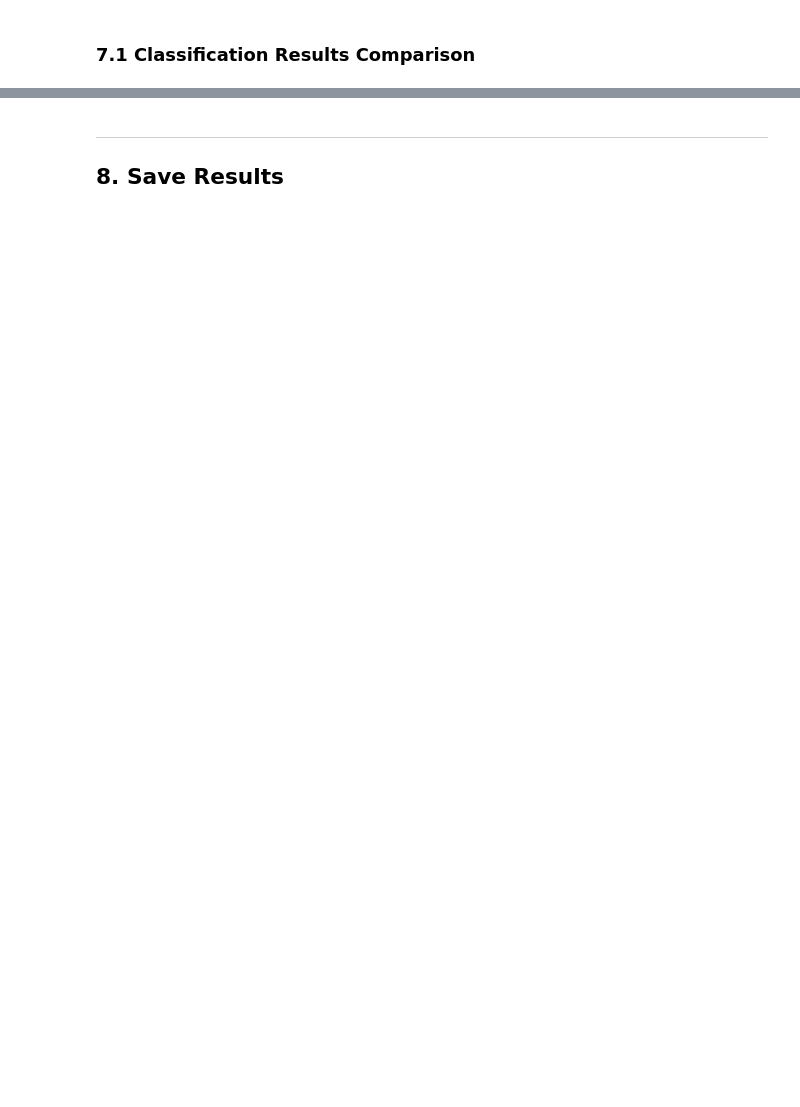
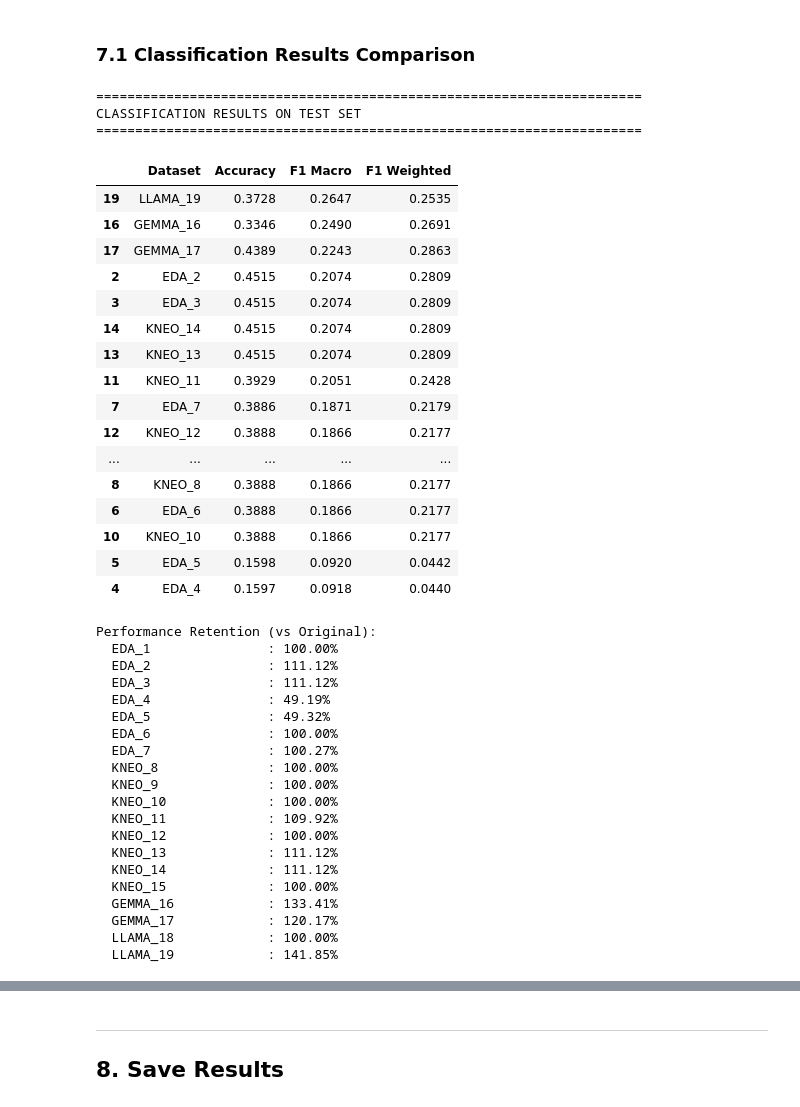
Before and after one commit to marycotrone/Data-anonymization-with-LLMs, a Jupyter notebook: notebooks/demo.ipynb, the cells around one changed output, grey strips where cells are left out. Drawn from its saved outputs; the diff is of its cells as text; code cells hidden in the pictures; blank space fills up the shorter version.

```diff
--- a/notebooks/demo.ipynb
+++ b/notebooks/demo.ipynb
@@ -1543,32 +1142,46 @@ print("\n✅ Test set evaluation completed")
 # %% [markdown]
 ### 7.1 Classification Results Comparison
 # %%
-# --- RESULTS COMPARISON TABLE ---
-
-# Create results DataFrame
-results_data = []
-for dataset_name, results in all_test_results.items():
-    results_data.append({
-        'Dataset': dataset_name,
-        'Accuracy': results['accuracy'],
-        'F1 Macro': results['f1_macro'],
-        'F1 Weighted': results['f1_weighted']
-    })
-
-df_classification_results = pd.DataFrame(results_data)
-df_classification_results = df_classification_results.sort_values('F1 Macro', ascending=False)
-
-print("\n" + "="*70)
-print("CLASSIFICATION RESULTS ON TEST SET")
-print("="*70)
-display(df_classification_results.round(4))
-
-# Calculate performance retention compared to Original
-if 'Original' in all_test_results:
-    original_f1 = all_test_results['Original']['f1_macro']
-    print("\nPerformance Retention (compared to Original):")
-    for dataset_name, results in all_test_results.items():
-        if dataset_name != 'Original':
-            retention = (results['f1_macro'] / original_f1) * 100
-            print(f"  {dataset_name:12s}: {retention:.2f}% of original F1")
+df_classification_results = print_results_table(all_test_results)
+# %% [output]
+======================================================================
+CLASSIFICATION RESULTS ON TEST SET
+======================================================================
+|  | Dataset | Accuracy | F1 Macro | F1 Weighted |
+| 19 | LLAMA_19 | 0.3728 | 0.2647 | 0.2535 |
+| 16 | GEMMA_16 | 0.3346 | 0.2490 | 0.2691 |
+| 17 | GEMMA_17 | 0.4389 | 0.2243 | 0.2863 |
+| 2 | EDA_2 | 0.4515 | 0.2074 | 0.2809 |
+| 3 | EDA_3 | 0.4515 | 0.2074 | 0.2809 |
+| 14 | KNEO_14 | 0.4515 | 0.2074 | 0.2809 |
+| 13 | KNEO_13 | 0.4515 | 0.2074 | 0.2809 |
+| 11 | KNEO_11 | 0.3929 | 0.2051 | 0.2428 |
+| 7 | EDA_7 | 0.3886 | 0.1871 | 0.2179 |
+| 12 | KNEO_12 | 0.3888 | 0.1866 | 0.2177 |
+| ... | ... | ... | ... | ... |
+| 8 | KNEO_8 | 0.3888 | 0.1866 | 0.2177 |
+| 6 | EDA_6 | 0.3888 | 0.1866 | 0.2177 |
+| 10 | KNEO_10 | 0.3888 | 0.1866 | 0.2177 |
+| 5 | EDA_5 | 0.1598 | 0.0920 | 0.0442 |
+| 4 | EDA_4 | 0.1597 | 0.0918 | 0.0440 |
+Performance Retention (vs Original):
+  EDA_1               : 100.00%
+  EDA_2               : 111.12%
+  EDA_3               : 111.12%
+  EDA_4               : 49.19%
+  EDA_5               : 49.32%
+  EDA_6               : 100.00%
+  EDA_7               : 100.27%
+  KNEO_8              : 100.00%
+  KNEO_9              : 100.00%
+  KNEO_10             : 100.00%
+  KNEO_11             : 109.92%
+  KNEO_12             : 100.00%
+  KNEO_13             : 111.12%
+  KNEO_14             : 111.12%
+  KNEO_15             : 100.00%
+  GEMMA_16            : 133.41%
+  GEMMA_17            : 120.17%
+  LLAMA_18            : 100.00%
+  LLAMA_19            : 141.85%
 # %%
```
Also changed, not shown: parts of 25 cells of this notebook, 4 other files.
